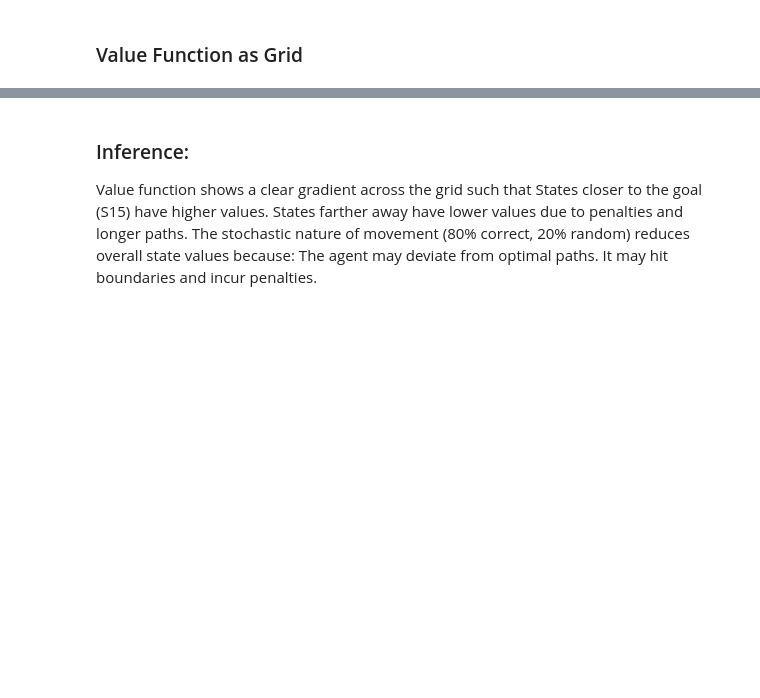
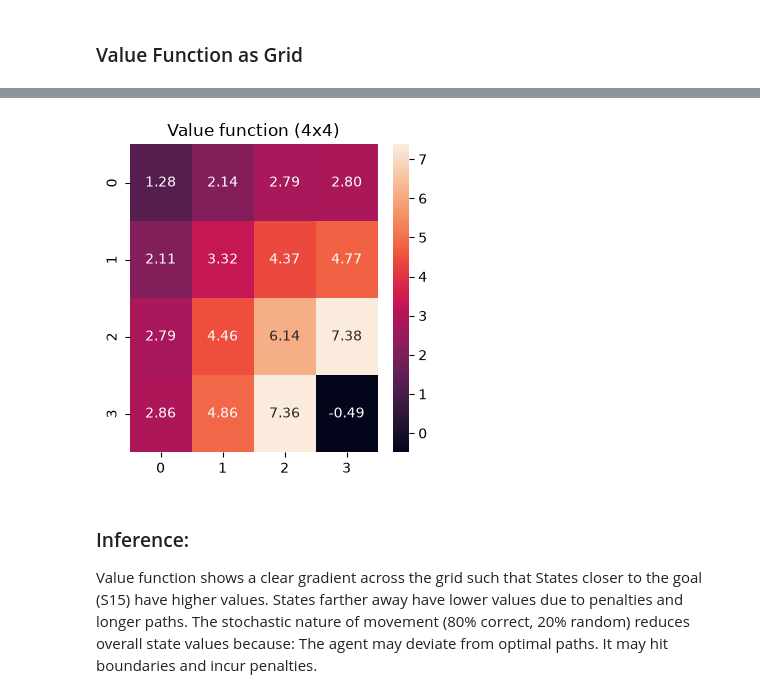
Before and after one commit to Yashvanthk05/RL, a Jupyter notebook: 23BAI1589_LAB-4.ipynb, the cells around one changed output, grey strips where cells are left out. Drawn from its saved outputs; the diff is of its cells as text; code cells hidden in the pictures; blank space fills up the shorter version.

```diff
--- a/23BAI1589_LAB-4.ipynb
+++ b/23BAI1589_LAB-4.ipynb
@@ -232,3 +237,11 @@ Estimated Value Function (4x4 Grid):
+# %%
+vals = np.array([V[s] for s in states]).reshape(grid_size, grid_size)
+plt.figure(figsize=(4,4))
+sns.heatmap(vals, annot=True, fmt=".2f")
+plt.title("Value function (4x4)")
+plt.show()
+# %% [output]
+[figure, added]
 # %% [markdown]
 ### Inference:
 Value function shows a clear gradient across the grid such that
```
Also changed, not shown: parts of 4 cells of this notebook.
